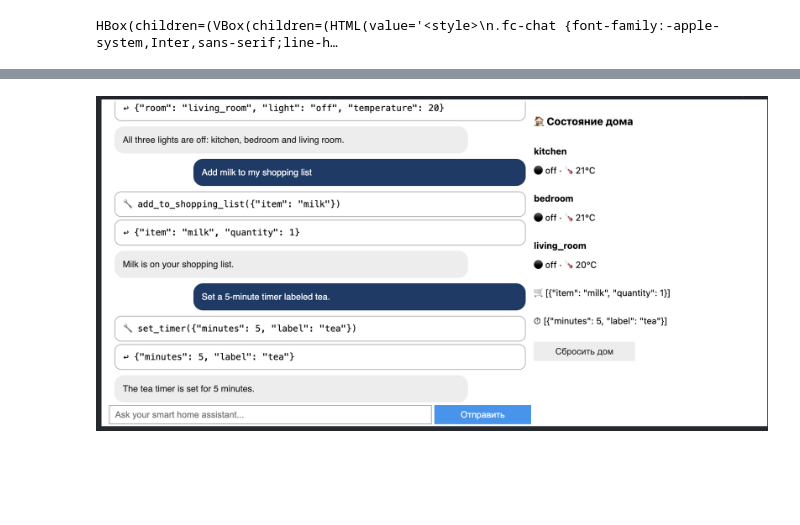
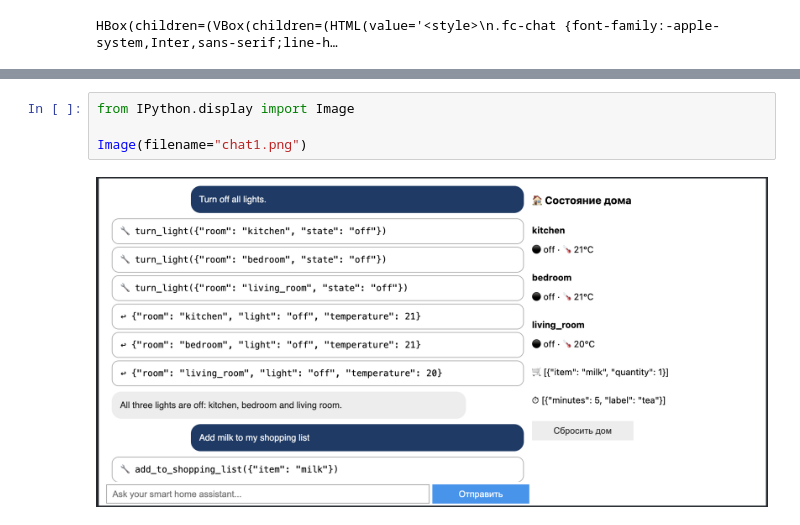
Before and after one commit to marulyanova/llm_advanced_hse, a Jupyter notebook: hw3_sft/sft_function_calling_hw_student.ipynb, the cells around one changed output, grey strips where cells are left out. Saved outputs shown, nothing was run; the diff lists cells and outputs as text; blank space fills up the shorter version.

Commit message:
fix attachments hw3

```diff
--- a/hw3_sft/sft_function_calling_hw_student.ipynb
+++ b/hw3_sft/sft_function_calling_hw_student.ipynb
@@ -643,2 +641,6 @@ HBox(children=(VBox(children=(HTML(value='<style>\n.fc-chat {font-family:-apple-
-# %% [markdown]
-![Снимок экрана 2026-10-30 в 00.23.14.png](<attachment:Снимок экрана 2026-10-30 в 00.23.14.png>)
+# %%
+from IPython.display import Image
+
+Image(filename="chat1.png")
+# %% [output]
+[figure, added]
```
Also changed, not shown: parts of 2 cells of this notebook, 2 other files.
